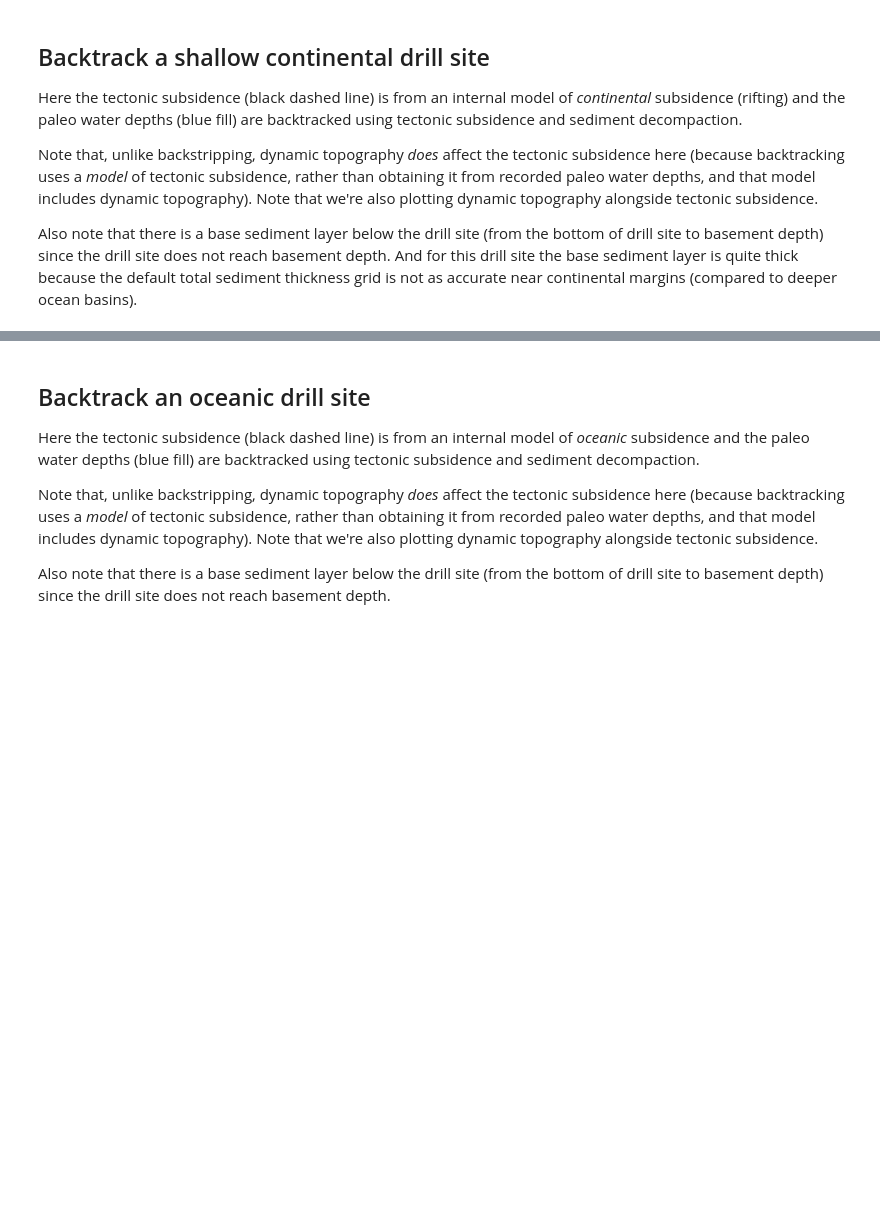
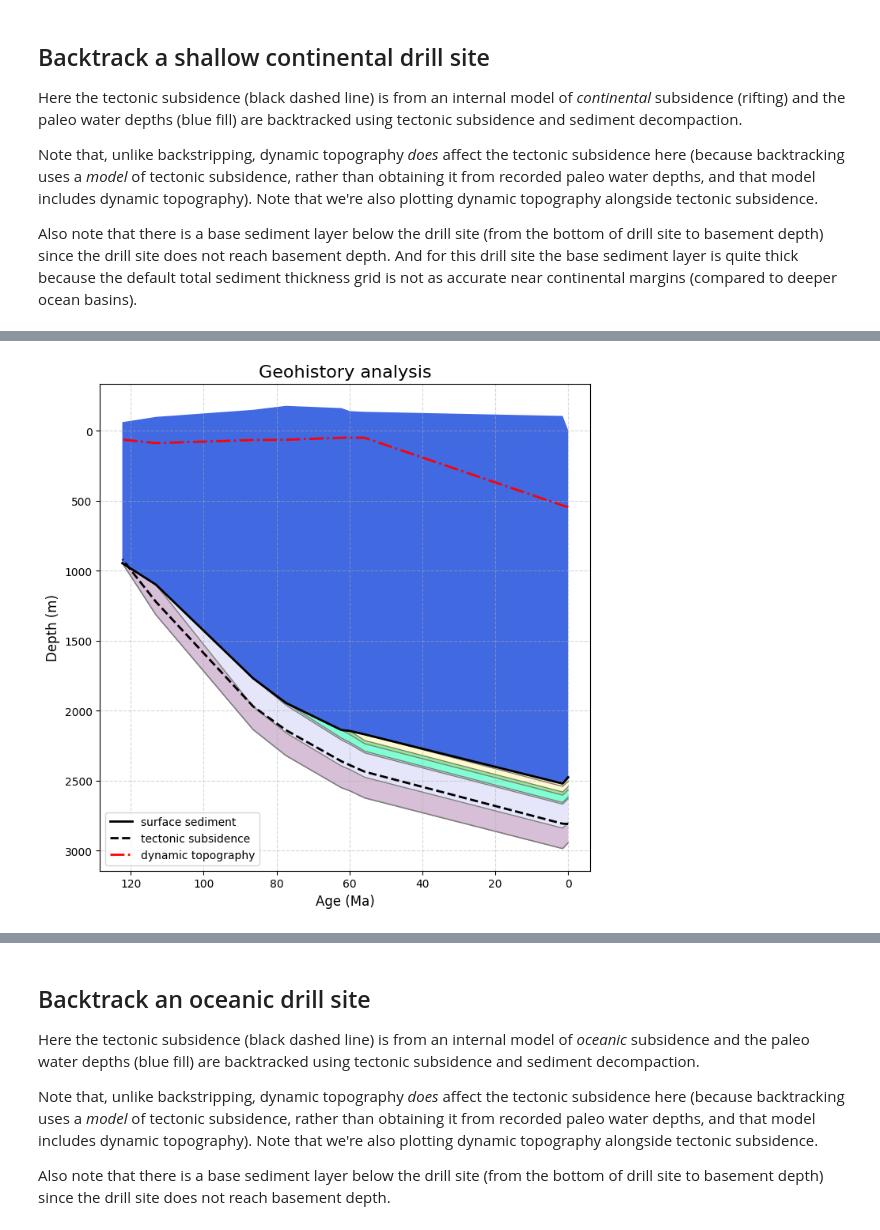
Before and after one commit to RichardScottOZ/pyBacktrack, a Jupyter notebook: pybacktrack/notebooks/decompacting_stratigraphy.ipynb, the cells around one changed output, grey strips where cells are left out. Saved outputs shown, nothing was run; the diff lists cells and outputs as text; code cells hidden in the pictures; blank space fills up the shorter version.

```diff
--- a/pybacktrack/notebooks/decompacting_stratigraphy.ipynb
+++ b/pybacktrack/notebooks/decompacting_stratigraphy.ipynb
@@ -283,0 +323,11 @@ plot_decompacted_sediment_depths(*get_decompacted_sediment_depths(well, decompac
+# %%
+well, decompacted_sections = pybacktrack.backtrack_well(
+    backtrack_continental_well_filename,
+    total_sediment_thickness_filename=None,
+    dynamic_topography_model='M7',
+    sea_level_model='Haq87_SealevelCurve_Longterm')
+
+# Retrieve and plot the decompacted sediment depths, etc.
+plot_decompacted_sediment_depths(*get_decompacted_sediment_depths(well, decompacted_sections, dynamic_topography_model_M7))
+# %% [output]
+[figure, added]
```
Also changed, not shown: parts of 12 cells of this notebook, 2 other files.
